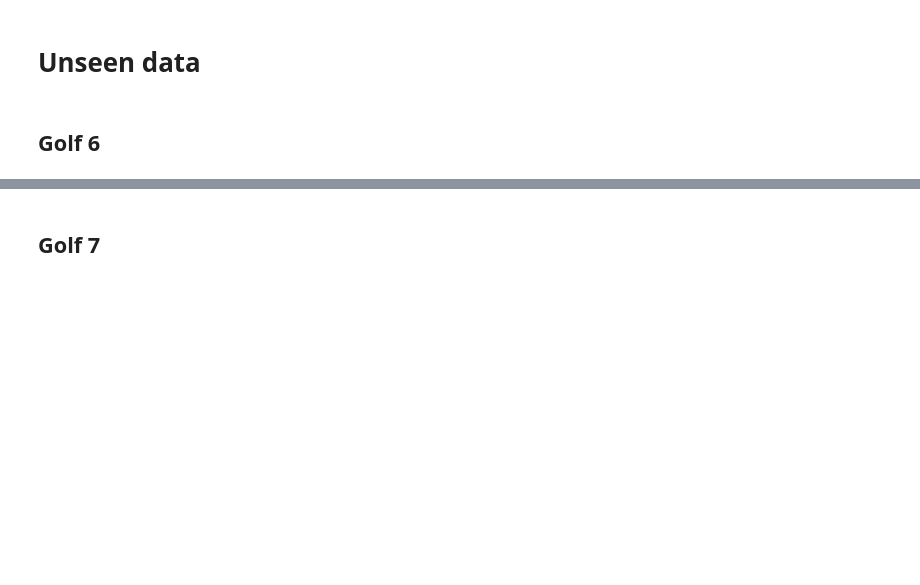
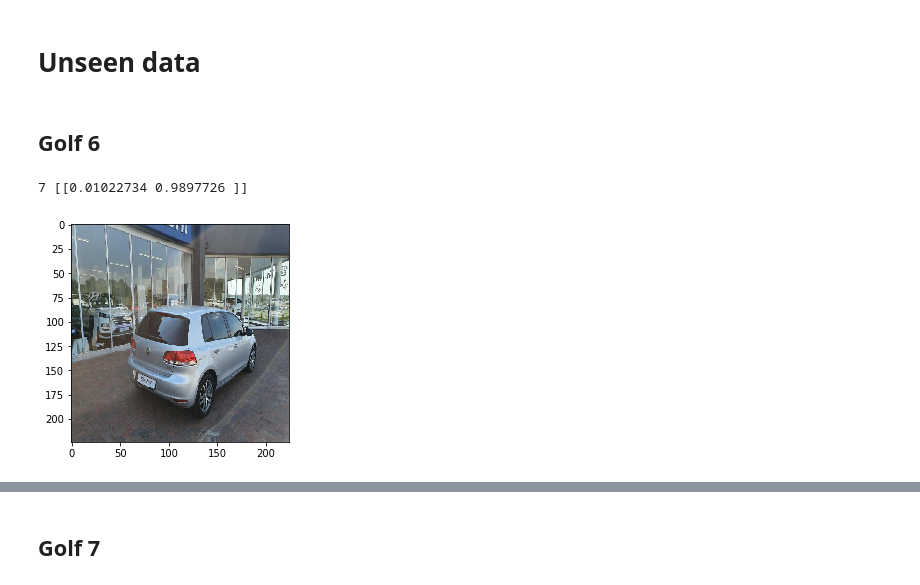
Before and after one commit to GerardWalsh/car-dataset, a Jupyter notebook: golf_classifier.ipynb, the cells around one changed output, grey strips where cells are left out. Cells and saved outputs as stored; diff of their text form; code cells hidden in the pictures; blank space fills up the shorter version.

```diff
--- a/golf_classifier.ipynb
+++ b/golf_classifier.ipynb
@@ -436,0 +603,6 @@ Test loss     = 0.435580
+# %%
+model.compile(
+    loss='sparse_categorical_crossentropy',
+    optimizer=optimizers.Adam(lr=0.00001),
+    metrics=['accuracy']
+)
@@ -436,0 +632,8 @@ Test loss     = 0.435580
+# %%
+history = model.fit(
+    X_train, y_train,
+    batch_size=batch_size,
+    epochs=1,
+    verbose=1,
+    validation_split=0.2
+)
@@ -436,0 +649,8 @@ Test loss     = 0.435580
+# %%
+history = model.fit(
+    X_train, y_train,
+    batch_size=batch_size,
+    epochs=5,
+    verbose=1,
+    validation_split=0.2
+)
@@ -458,2 +696,10 @@ def classify(img_url, class_type):
 # %% [markdown]
 ## Golf 6
+# %%
+classify(
+    'https://img.autotrader.co.za/4759009/Crop800x600',
+    '6'
+)
+# %% [output]
+7 [[0.01022734 0.9897726 ]]
+[figure, added]
```
Also changed, not shown: parts of 45 cells of this notebook.
